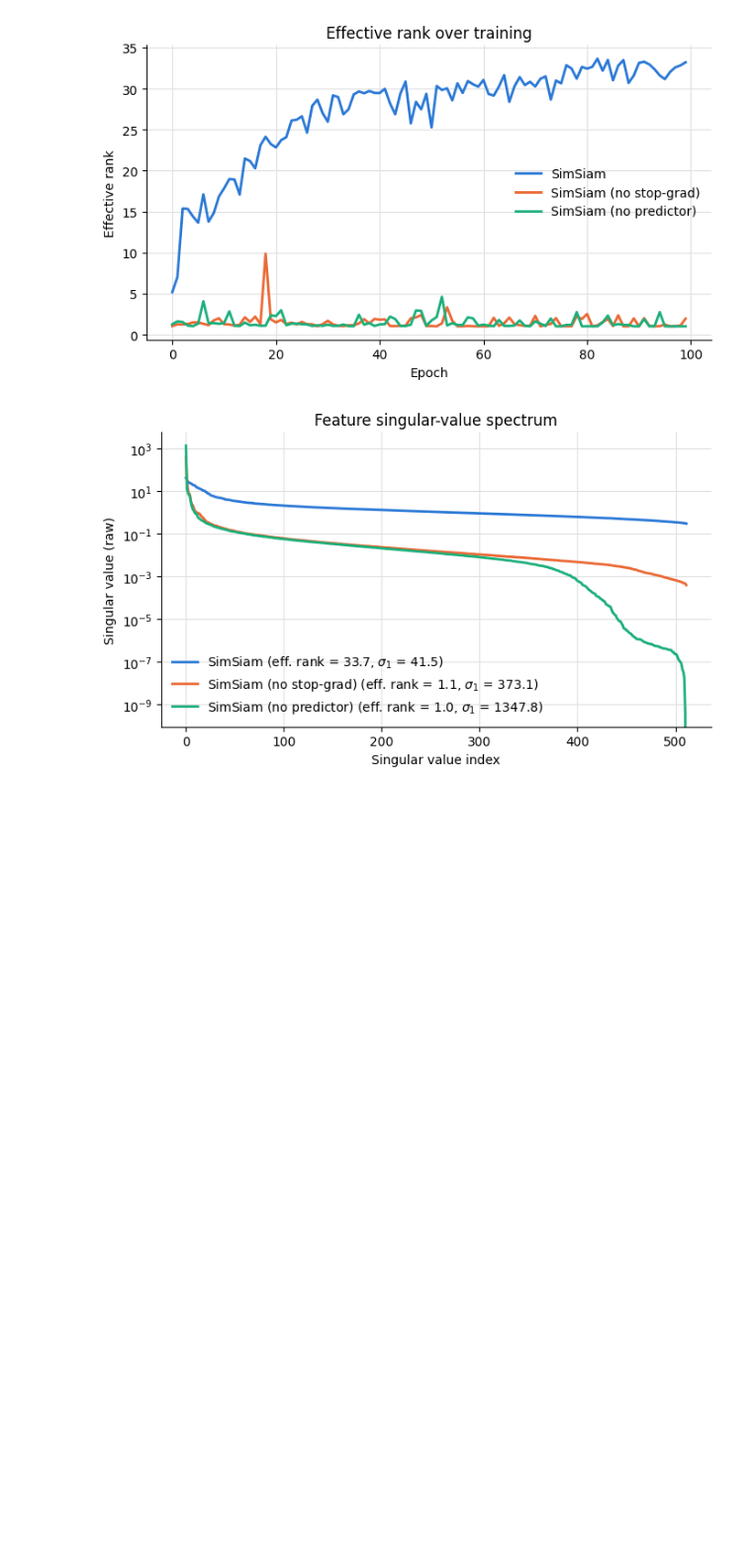
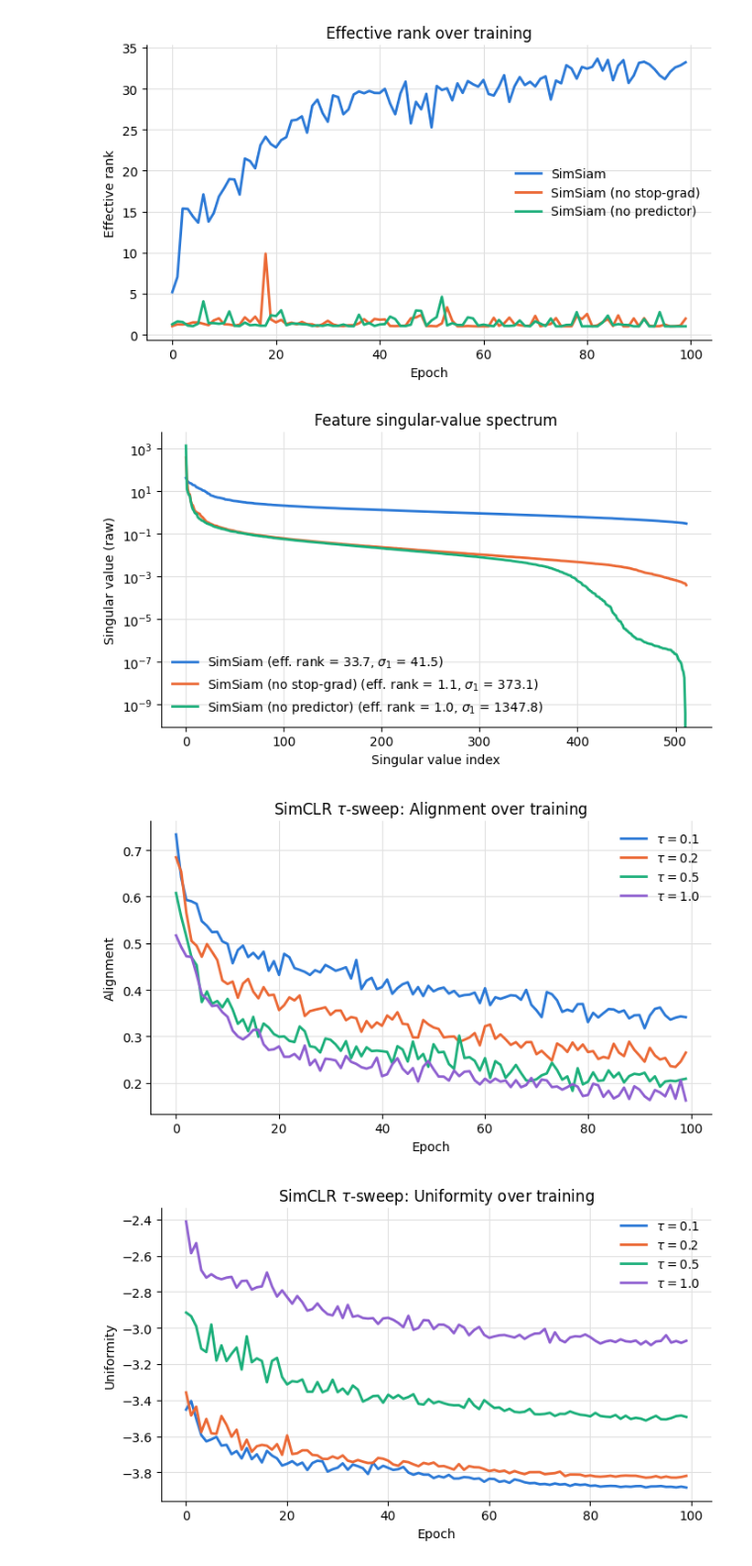
Before and after one commit to aarush-khirwadkar/random-stuff, a Jupyter notebook: stat578/mini-project-1/miniproject1_starter/plots.ipynb, the cells around one changed output. Shown at 99% size. Cells and saved outputs as stored; diff of their text form; code cells hidden in the pictures; blank space fills up the shorter version.

```diff
--- a/stat578/mini-project-1/miniproject1_starter/plots.ipynb
+++ b/stat578/mini-project-1/miniproject1_starter/plots.ipynb
@@ -94,0 +99,38 @@ plt.show()
+# %%
+# SimCLR temperature sweep: alignment / uniformity per epoch, linear-probe accuracy at the end.
+# runs/simclr is the default-temperature run (tau = 0.5).
+simclr_T0_1 = pd.read_csv("runs/simclr_T0.1/metrics.csv")
+simclr_T0_2 = pd.read_csv("runs/simclr_T0.2/metrics.csv")
+simclr_T0_5 = simclr
+simclr_T1_0 = pd.read_csv("runs/simclr_T1.0/metrics.csv")
+
+temp_runs = {
+    0.1: (simclr_T0_1, "runs/simclr_T0.1"),
+    0.2: (simclr_T0_2, "runs/simclr_T0.2"),
+    0.5: (simclr_T0_5, "runs/simclr"),
+    1.0: (simclr_T1_0, "runs/simclr_T1.0"),
+}
+temp_colors = ["#2a78d6", "#eb6834", "#1baf7a", "#8e5fd0"]
+
+def probe_accuracy(run_dir):
+    with open(os.path.join(run_dir, "linear probe test accuracy.txt")) as f:
+        return float(f.read().strip().rstrip("%"))
+
+def style(ax, ylabel, title):
+    ax.set_xlabel("Epoch")
+    ax.set_ylabel(ylabel)
+    ax.set_title(title)
+    ax.grid(True, color="#e0e0e0", linewidth=0.8)
+    ax.spines[["top", "right"]].set_visible(False)
+    ax.legend(frameon=False)
+
+for metric, ylabel in [("alignment", "Alignment"), ("uniformity", "Uniformity")]:
+    fig, ax = plt.subplots(figsize=(7, 4.2))
+    for (tau, (df, _)), color in zip(temp_runs.items(), temp_colors):
+        ax.plot(df["epoch"], df[metric], label=rf"$\tau = {tau}$", color=color, linewidth=2)
+    style(ax, ylabel, r"SimCLR $\tau$-sweep: " + f"{ylabel} over training")
+    plt.tight_layout()
+    plt.show()
+# %% [output]
+[figure, added]
+[figure, added]
```
Also changed, not shown: parts of 4 cells of this notebook.
